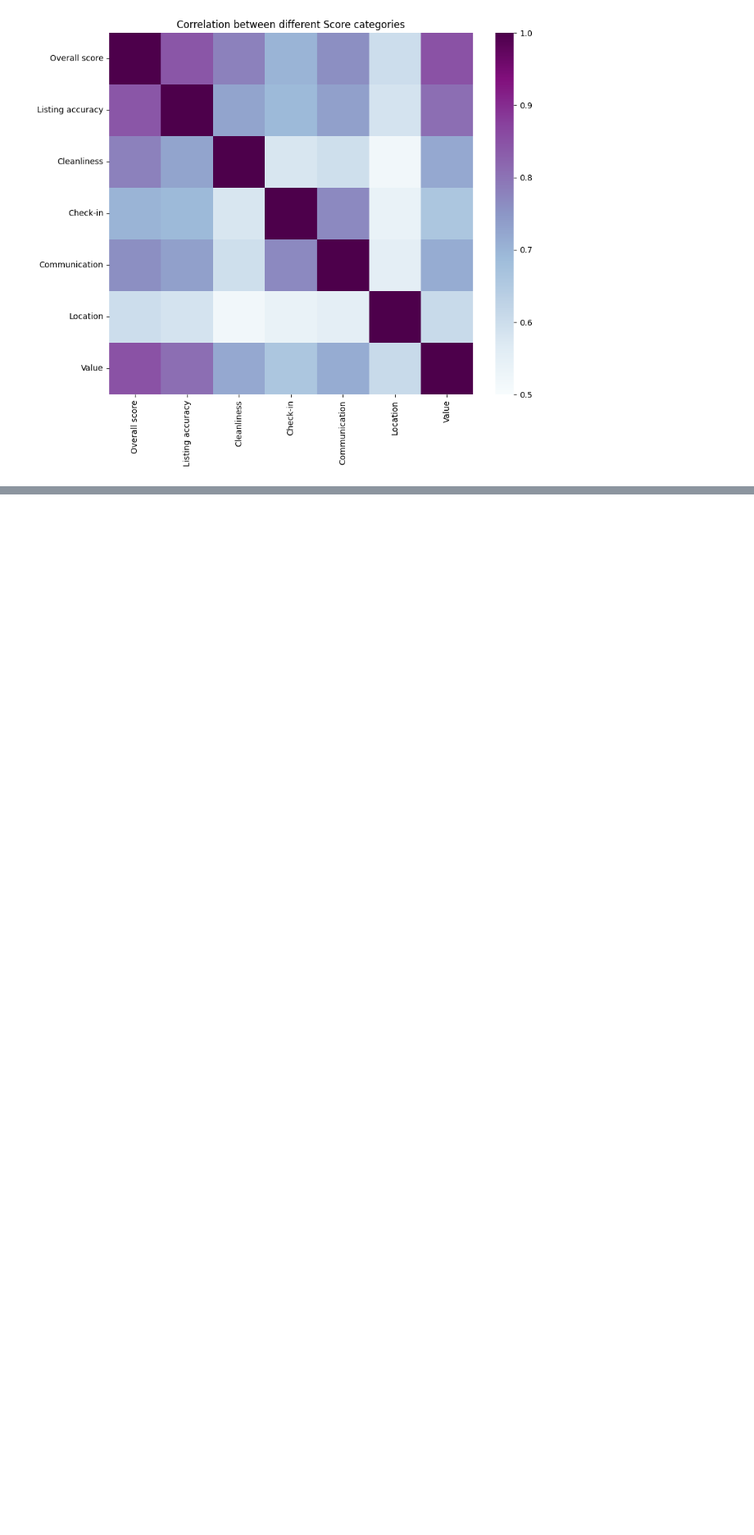
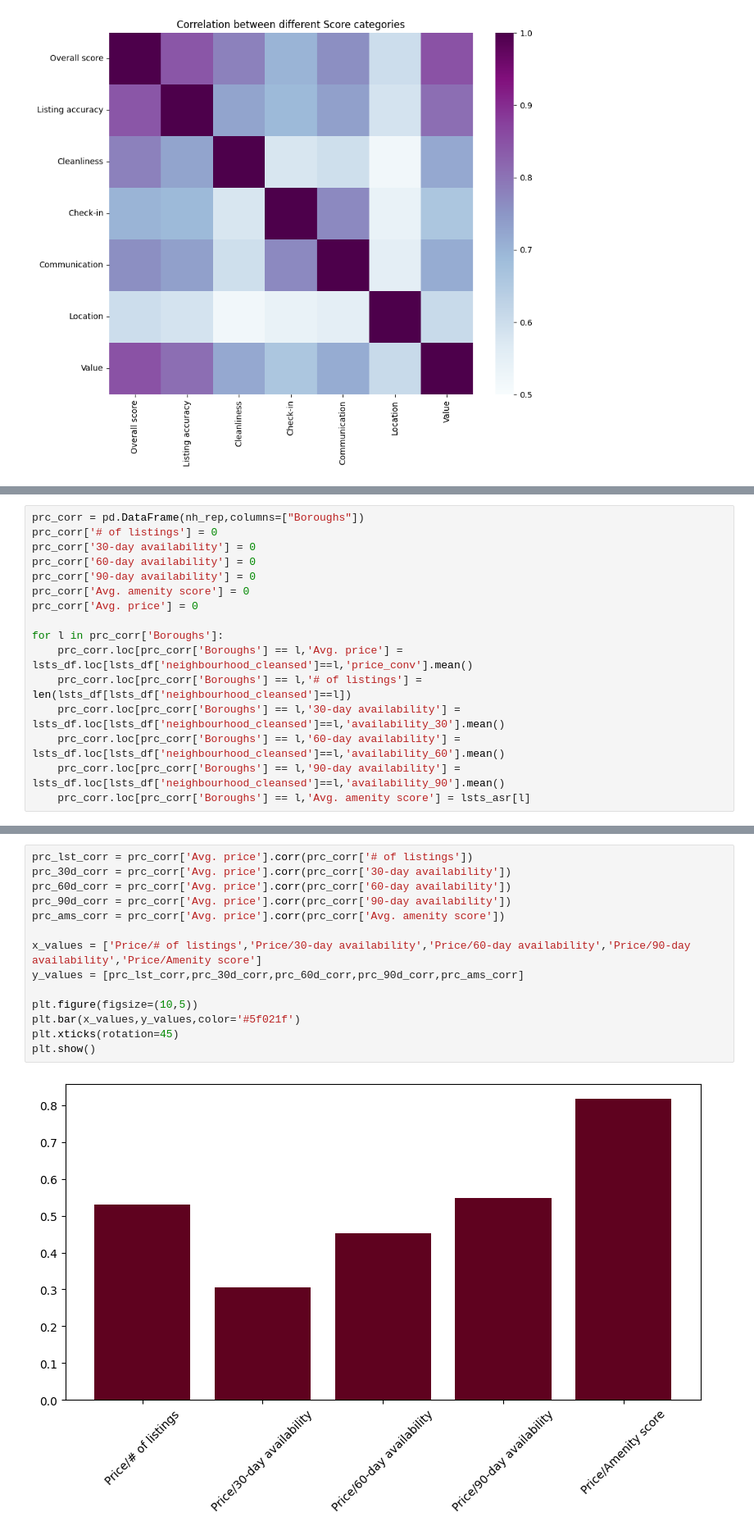
Before and after one commit to DJRT-11/MINE4101-T1, a Jupyter notebook: DevNotebook.ipynb, the cells around one changed output, grey strips where cells are left out. Shown at 82% size. Cells and saved outputs as stored; diff of their text form; blank space fills up the shorter version.

```diff
--- a/DevNotebook.ipynb
+++ b/DevNotebook.ipynb
@@ -313,0 +331,16 @@ Now, let's take a look at possible variables that may be correlated to the price
+# %%
+prc_corr = pd.DataFrame(nh_rep,columns=["Boroughs"])
+prc_corr['# of listings'] = 0
+prc_corr['30-day availability'] = 0
+prc_corr['60-day availability'] = 0
+prc_corr['90-day availability'] = 0
+prc_corr['Avg. amenity score'] = 0
+prc_corr['Avg. price'] = 0
+
+for l in prc_corr['Boroughs']:
+    prc_corr.loc[prc_corr['Boroughs'] == l,'Avg. price'] = lsts_df.loc[lsts_df['neighbourhood_cleansed']==l,'price_conv'].mean()
+    prc_corr.loc[prc_corr['Boroughs'] == l,'# of listings'] = len(lsts_df[lsts_df['neighbourhood_cleansed']==l])
+    prc_corr.loc[prc_corr['Boroughs'] == l,'30-day availability'] = lsts_df.loc[lsts_df['neighbourhood_cleansed']==l,'availability_30'].mean()
+    prc_corr.loc[prc_corr['Boroughs'] == l,'60-day availability'] = lsts_df.loc[lsts_df['neighbourhood_cleansed']==l,'availability_60'].mean()
+    prc_corr.loc[prc_corr['Boroughs'] == l,'90-day availability'] = lsts_df.loc[lsts_df['neighbourhood_cleansed']==l,'availability_90'].mean()
+    prc_corr.loc[prc_corr['Boroughs'] == l,'Avg. amenity score'] = lsts_asr[l]
@@ -313,0 +364,16 @@ Now, let's take a look at possible variables that may be correlated to the price
+# %%
+prc_lst_corr = prc_corr['Avg. price'].corr(prc_corr['# of listings'])
+prc_30d_corr = prc_corr['Avg. price'].corr(prc_corr['30-day availability'])
+prc_60d_corr = prc_corr['Avg. price'].corr(prc_corr['60-day availability'])
+prc_90d_corr = prc_corr['Avg. price'].corr(prc_corr['90-day availability'])
+prc_ams_corr = prc_corr['Avg. price'].corr(prc_corr['Avg. amenity score'])
+
+x_values = ['Price/# of listings','Price/30-day availability','Price/60-day availability','Price/90-day availability','Price/Amenity score']
+y_values = [prc_lst_corr,prc_30d_corr,prc_60d_corr,prc_90d_corr,prc_ams_corr]
+
+plt.figure(figsize=(10,5))
+plt.bar(x_values,y_values,color='#5f021f')
+plt.xticks(rotation=45)
+plt.show()
+# %% [output]
+[figure, added]
```
Also changed, not shown: parts of 10 cells of this notebook, 1 other file.
